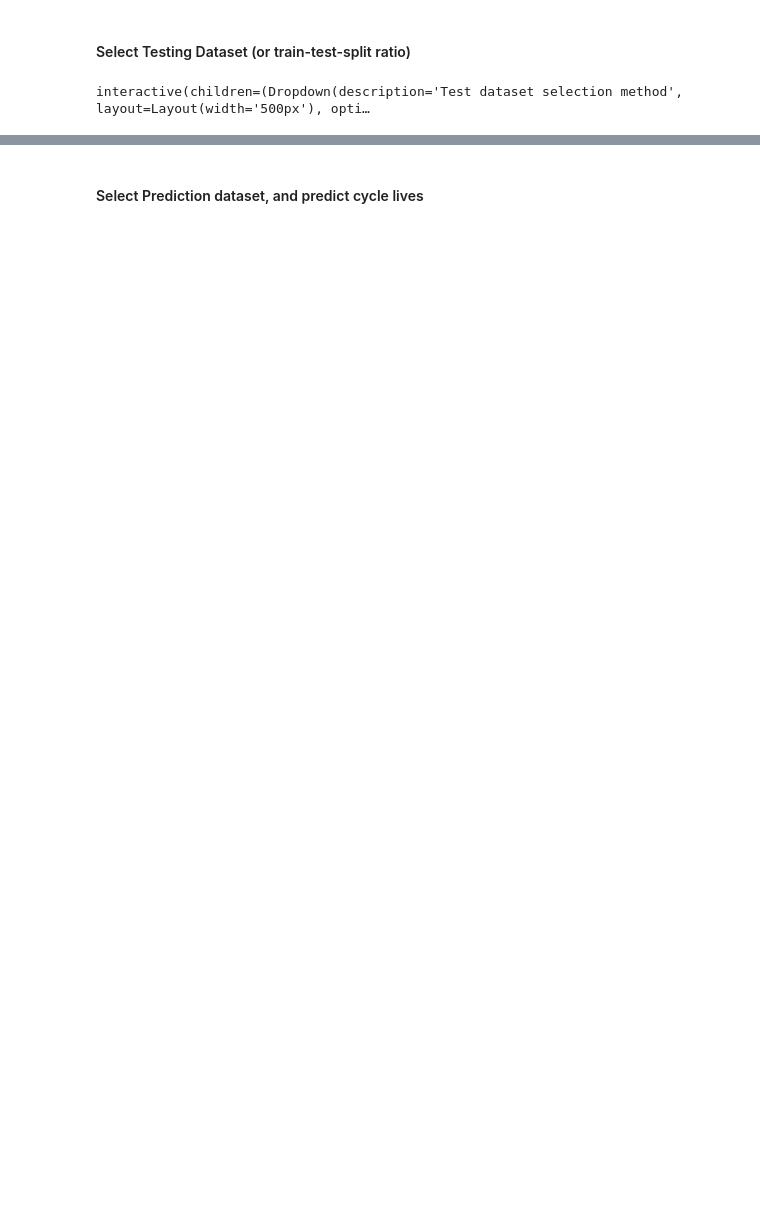
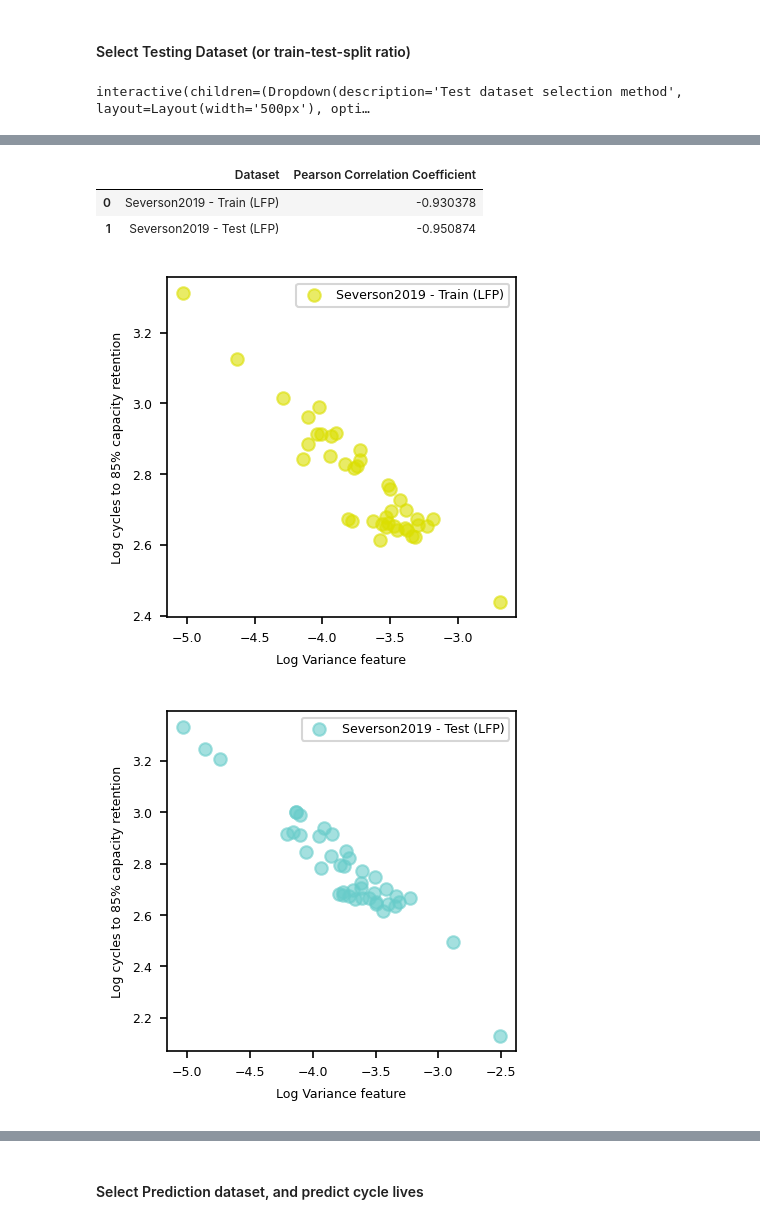
Before and after one commit to Voltaiq/vce_Severson-Generalized-Cycle-Life-Prediction_ca667ebf, a Jupyter notebook: CL_Prediction_Severson2019.ipynb, the cells around one changed output, grey strips where cells are left out. Saved outputs shown, nothing was run; the diff lists cells and outputs as text; code cells hidden in the pictures; blank space fills up the shorter version.

```diff
--- a/CL_Prediction_Severson2019.ipynb
+++ b/CL_Prediction_Severson2019.ipynb
@@ -182,0 +264,31 @@ Button(button_style='danger', description='Plot RMSE results', disabled=True, st
+# %%
+pearson_correlation = pd.DataFrame()
+names = []
+correlation = []
+for grp in unique_grps:
+    train_idx = train_test_variance_grp[train_test_variance_grp.Dataset_group == grp].index
+    var = train_test_variance_grp.var_deltaQ[train_idx]
+    lftm = train_test_log_cyc.log_cyc_life[train_idx]
+    names.append(grp)
+    correlation.append(stats.pearsonr(var, lftm)[0])
+pearson_correlation['Dataset']=names
+pearson_correlation['Pearson Correlation Coefficient'] = correlation
+pearson_correlation
+# %% [output]
+|  | Dataset | Pearson Correlation Coefficient |
+| 0 | Severson2019 - Train (LFP) | -0.930378 |
+| 1 | Severson2019 - Test (LFP) | -0.950874 |
+# %%
+i=0
+colors = colors*math.ceil(len(unique_grps)/len(colors))
+for grp in unique_grps:
+    train_idx = train_test_variance_grp[train_test_variance_grp.Dataset_group == grp].index
+    plt.scatter(x=train_test_variance_grp.var_deltaQ[train_idx],y=train_test_log_cyc.log_cyc_life[train_idx],label=grp,alpha=0.6,c=colors[i])
+    plt.legend()
+    plt.ylabel('Log cycles to 85% capacity retention')
+    plt.xlabel('Log Variance feature')
+    plt.show()
+    i+=1
+# %% [output]
+[figure, added]
+[figure, added]
```
Also changed, not shown: parts of 28 cells of this notebook, 5 other files.
